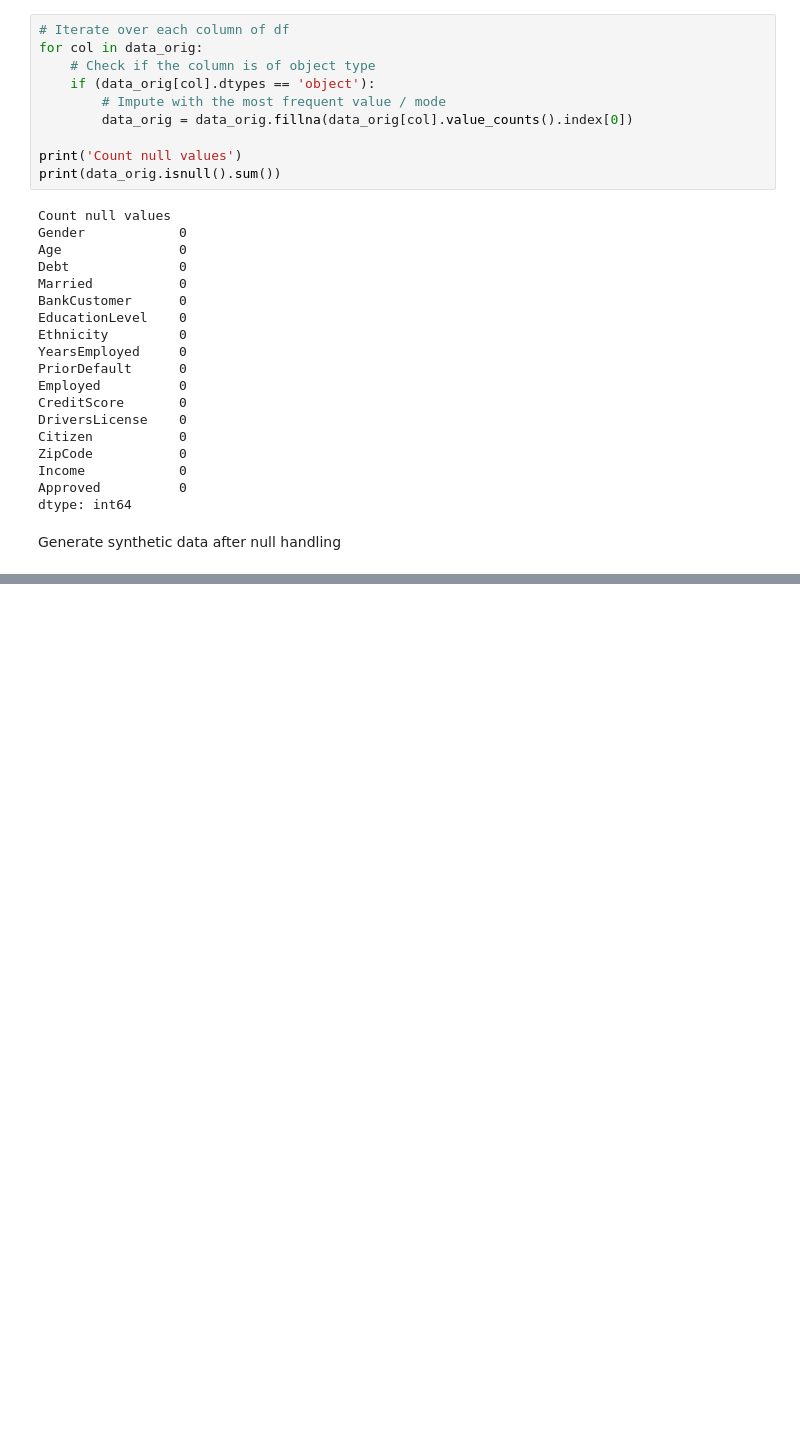
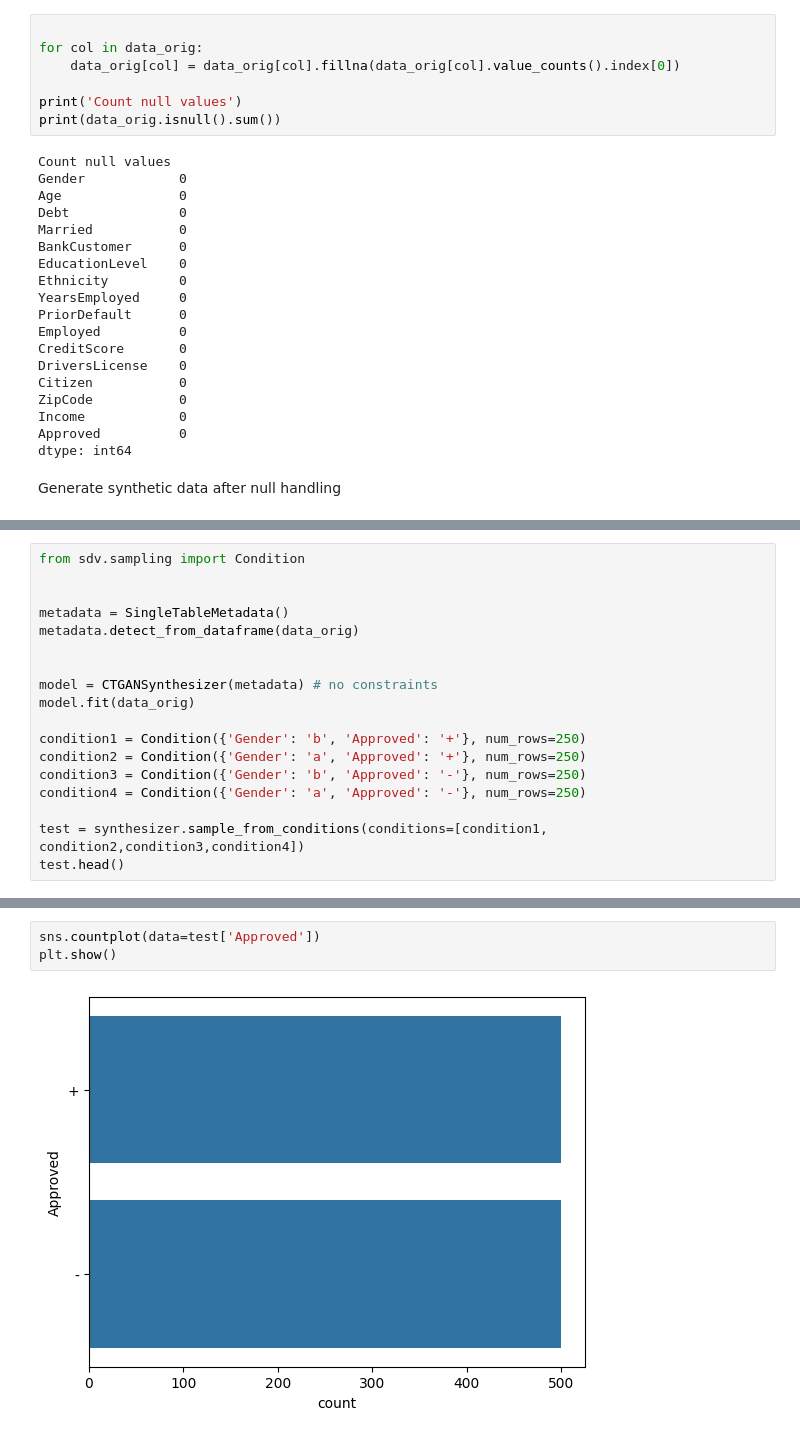
Before and after one commit to dottorm/teaching_synthetic, a Jupyter notebook: synthetic_bias.ipynb, the cells around one changed output, grey strips where cells are left out. Cells and saved outputs as stored; diff of their text form; blank space fills up the shorter version.

```diff
--- a/synthetic_bias.ipynb
+++ b/synthetic_bias.ipynb
@@ -251,10 +287,7 @@ Handling null values
 # %%
-# Iterate over each column of df
+
 for col in data_orig:
-    # Check if the column is of object type
-    if (data_orig[col].dtypes == 'object'):
-        # Impute with the most frequent value / mode
-        data_orig = data_orig.fillna(data_orig[col].value_counts().index[0])
+    data_orig[col] = data_orig[col].fillna(data_orig[col].value_counts().index[0])
 
 print('Count null values')
 print(data_orig.isnull().sum())
@@ -316,0 +386,18 @@ dtype: int64
+# %%
+from sdv.sampling import Condition
+
+
+metadata = SingleTableMetadata()
+metadata.detect_from_dataframe(data_orig)
+
+
+model = CTGANSynthesizer(metadata) # no constraints
+model.fit(data_orig)
+
+condition1 = Condition({'Gender': 'b', 'Approved': '+'}, num_rows=250)
+condition2 = Condition({'Gender': 'a', 'Approved': '+'}, num_rows=250)
+condition3 = Condition({'Gender': 'b', 'Approved': '-'}, num_rows=250)
+condition4 = Condition({'Gender': 'a', 'Approved': '-'}, num_rows=250)
+
+test = synthesizer.sample_from_conditions(conditions=[condition1, condition2,condition3,condition4])
+test.head()
@@ -316,0 +411,5 @@ dtype: int64
+# %%
+sns.countplot(data=test['Approved'])
+plt.show()
+# %% [output]
+[figure, added]
```
Also changed, not shown: parts of 13 cells of this notebook.
